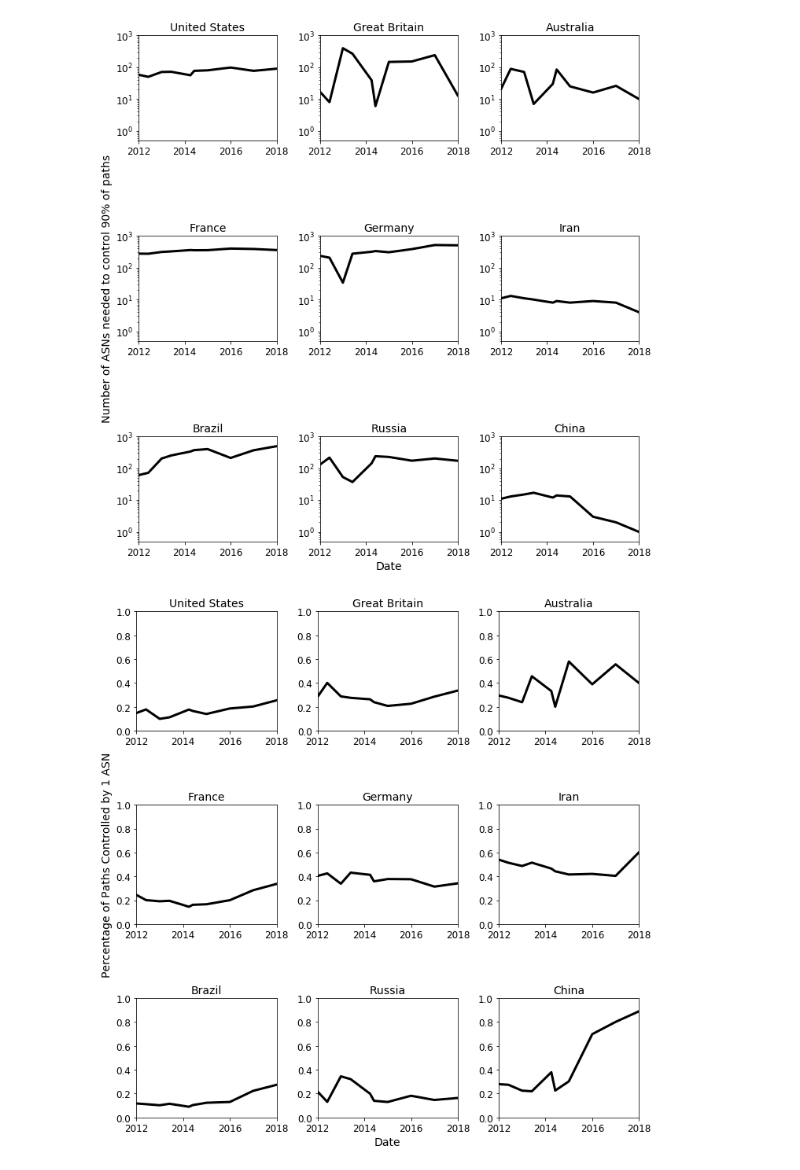
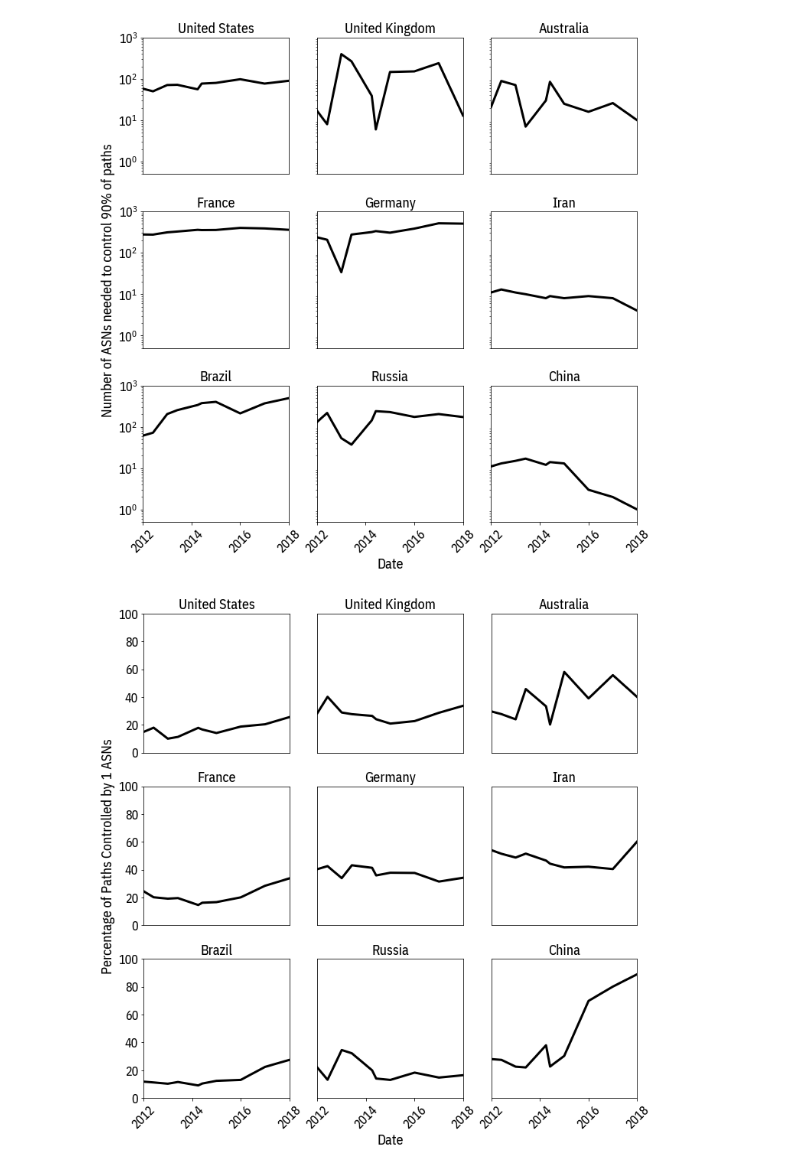
Before and after one commit to KirtusLeyba/BGPSimPy, a Jupyter notebook: Paper/analysis/FigureGen.ipynb, the cells around one changed output. Drawn from its saved outputs; the diff is of its cells as text; code cells hidden in the pictures.

Commit message:
More analysis, updates to some figures

```diff
--- a/Paper/analysis/FigureGen.ipynb
+++ b/Paper/analysis/FigureGen.ipynb
@@ -82,0 +58,3 @@ CC_map = {'CN': "China",
+# %%
+d = df_cc[['CC','Country']].set_index('CC').to_dict(orient='index')
+CC_map = {CC:d['Country'] for CC,d in d.items()}
@@ -82,0 +72,16 @@ CC_map = {'CN': "China",
+# %%
+def numASNs(data,threshes=[0.1,0.5,0.9]):
+    #print(data.CC.unique(),data.date.unique())
+    rows = []
+    data = data.sort_values('Chokepoint',ascending=False)
+    data['Cum_Chokepoint'] = data.Chokepoint.cumsum()
+    year = data.year.unique()[0]
+    for thresh in threshes:
+        r = {'threshhold':thresh,'year':year}
+        idxs = np.where(data.Cum_Chokepoint < thresh)[0]
+        if idxs.shape[0]==0:
+            r['numASNs'] = 1
+        else:
+            r['numASNs'] = idxs.max() + 1
+        rows.append(r)
+    return pd.DataFrame(rows)
@@ -83,22 +100,36 @@ CC_map = {'CN': "China",
+# %%
+dfg = df_choke[['CC','date','Chokepoint','direction','year']].groupby(['CC','date','direction'])
+# %%
+df_numASNs = dfg.apply(numASNs,threshes=[0.05,0.1,0.25,0.5,0.75,0.9,0.95,0.99]).reset_index()
+df_cumchoke = dfg.apply(totalControl).reset_index()
+del df_numASNs['level_3']
+del df_cumchoke['level_3']
 # %%
 plt.figure(figsize=(10,10))
 i = 1
 thresh = 0.9
-ds = sorted(df.date.unique())
+direction = 'ito'
 for CC in ['US','GB','AU','FR','DE','IR','BR','RU','CN']:
     plt.subplot(3,3,i)
-    data = get_numASNs(CC,thresh=thresh)
+    filt = (df_numASNs.CC==CC) & (df_numASNs.threshhold==thresh) & (df_numASNs.direction==direction)
+    data = df_numASNs[filt].sort_values('date')
     #plt.fill_between(ds,data[0.25],data[0.9],color='k',alpha=0.2)
-    plt.plot(ds,data,color='k',lw=3)
+    plt.plot(data.date,data.numASNs,color='k',lw=3)
     plt.yscale('log')
-    plt.xlim(min(ds),max(ds))
+    plt.xlim(df_choke.date.min(),df_choke.date.max())
     plt.ylim(0.5,1e3)
     plt.title(CC_map[CC])
+    if i < 7:
+        plt.xticks([])
+    else:
+        plt.xticks(rotation=45)
+    if (i-1) % 3 != 0:
+        plt.yticks([])
     if i==4:
         plt.ylabel("Number of ASNs needed to control %2.0f%% of paths"%(100*thresh))
     if i==8:
         plt.xlabel("Date")
     i+=1
-plt.tight_layout()
+plt.tight_layout(pad=0.1,h_pad=-7)
 # %% [output]
-[figure, old version]
+[figure, new version]
@@ -117,18 +137,27 @@ def get_totalControl(CC, num_ASNs, type='ito'):
 plt.figure(figsize=(10,10))
 i = 1
 num_ASNs = 1
+direction = 'ito'
 for CC in ['US','GB','AU','FR','DE','IR','BR','RU','CN']:
     plt.subplot(3,3,i)
-    data = get_totalControl(CC,1)
-    plt.plot(ds,data,color='k',lw=3)
-    plt.xlim(min(ds),max(ds))
-    plt.ylim(0.0,1)
+    filt = (df_cumchoke.CC==CC) & (df_cumchoke.num_ASNs==num_ASNs) & (df_cumchoke.direction==direction)
+    data = df_cumchoke[filt].sort_values('date')
+    #plt.fill_between(ds,data[0.25],data[0.9],color='k',alpha=0.2)
+    plt.plot(data.date,100*data.CumulativeChokepoint,color='k',lw=3)
+    plt.xlim(df_choke.date.min(),df_choke.date.max())
+    plt.ylim(0,100)
     plt.title(CC_map[CC])
+    if i < 7:
+        plt.xticks([])
+    else:
+        plt.xticks(rotation=45)
+    if (i-1) % 3 != 0:
+        plt.yticks([])
     if i==4:
-        plt.ylabel("Percentage of Paths Controlled by %d ASN"%(num_ASNs))
+        plt.ylabel("Percentage of Paths Controlled by %d ASNs"%(num_ASNs))
     if i==8:
         plt.xlabel("Date")
     i+=1
-plt.tight_layout()
+plt.tight_layout(pad=0.1,h_pad=-5)
 # %% [output]
-[figure, old version]
+[figure, new version]
```
Also changed, not shown: parts of 14 cells of this notebook, 1 other file.
